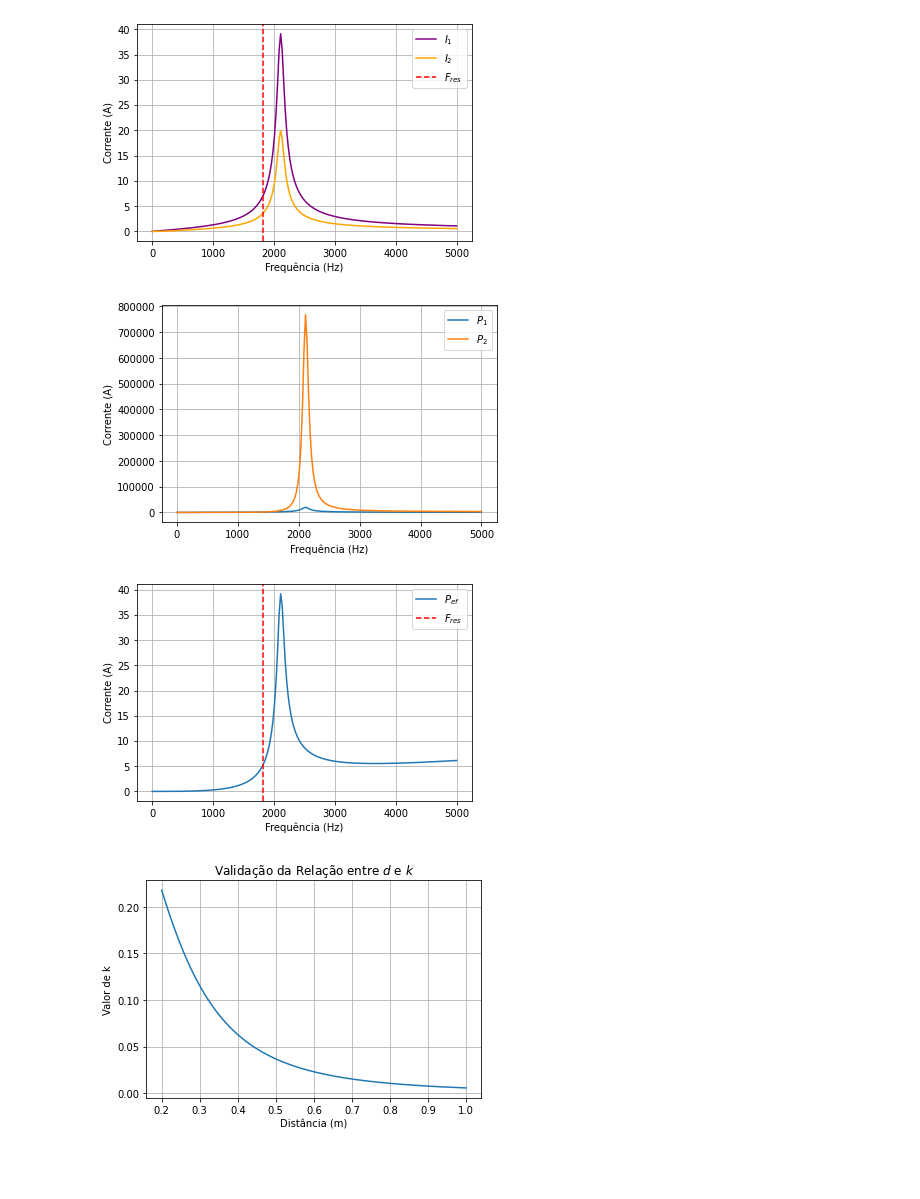
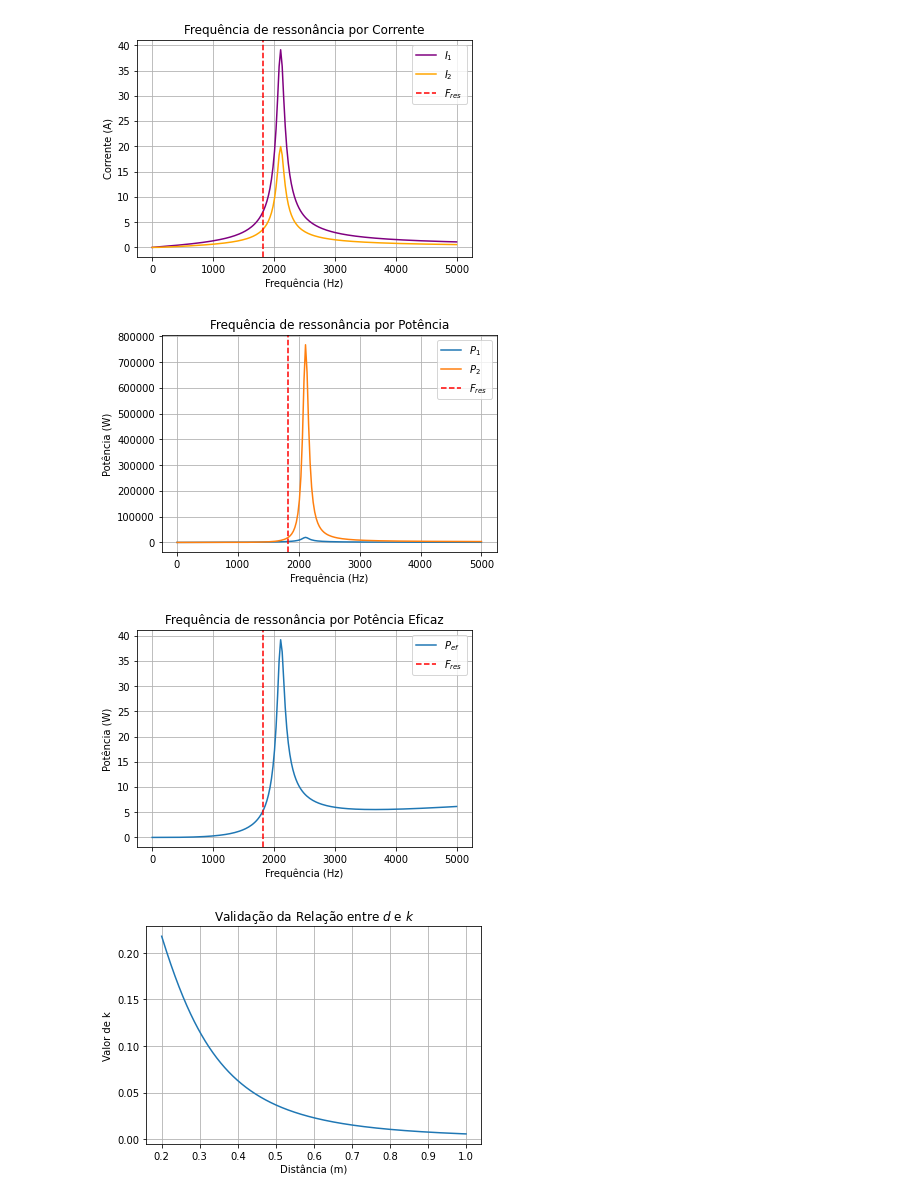
Before and after one commit to DualStream799/Wireless-Power-Transfer-Simulation, a Jupyter notebook: WPT-Simulation.ipynb, the cells around one changed output. Saved outputs shown, nothing was run; the diff lists cells and outputs as text; code cells hidden in the pictures; blank space fills up the shorter version.

Commit message:
Plot optmizations added

```diff
--- a/WPT-Simulation.ipynb
+++ b/WPT-Simulation.ipynb
@@ -158,41 +158,49 @@ C = 1e-6
 # Ressonance frequency:
 w = 1/sqrt(L*C)
 
 
 plt.plot(lista_w, lista_i1, label="$I_1$", color="purple")
 plt.plot(lista_w, lista_i2, label="$I_2$", color="orange")
 plt.axvline(w, color='r', linestyle='--', label="$F_{res}$")
 
-plt.title("")
+plt.title("Frequência de ressonância por Corrente")
 plt.xlabel("Frequência (Hz)")
 plt.ylabel("Corrente (A)")
 plt.legend()
 plt.grid()
+fig = plt.gcf()
+fig.savefig("freq-res-current", transparent=True)
 plt.show()
 
 plt.plot(lista_w, lista_P1, label="$P_1$")
 plt.plot(lista_w, lista_P2, label="$P_2$")
+plt.axvline(w, color='r', linestyle='--', label="$F_{res}$")
 
-plt.title("")
+plt.title("Frequência de ressonância por Potência")
 plt.xlabel("Frequência (Hz)")
-plt.ylabel("Corrente (A)")
+plt.ylabel("Potência (W)")
 plt.legend()
 plt.grid()
+fig = plt.gcf()
+fig.savefig("freq-res-pot", transparent=True)
 plt.show()
 
 plt.plot(lista_w, lista_Ef, label="$P_{ef}$")
 plt.axvline(w, color='r', linestyle='--', label="$F_{res}$")
 
-plt.title("")
+plt.title("Frequência de ressonância por Potência Eficaz")
+
 plt.xlabel("Frequência (Hz)")
-plt.ylabel("Corrente (A)")
+plt.ylabel("Potência (W)")
 plt.legend()
 plt.grid()
+fig = plt.gcf()
+fig.savefig("freq-res-pot-ef", transparent=True)
 plt.show()
 # %% [output]
-[figure, old version]
+[figure, new version]
-[figure, old version]
+[figure, new version]
-[figure, old version]
+[figure, new version]
 # %%
 def wireless_power_plant(k, w, return_gain=True):
     V = 15         # Tensão de alimentação da fonte (V)
```
